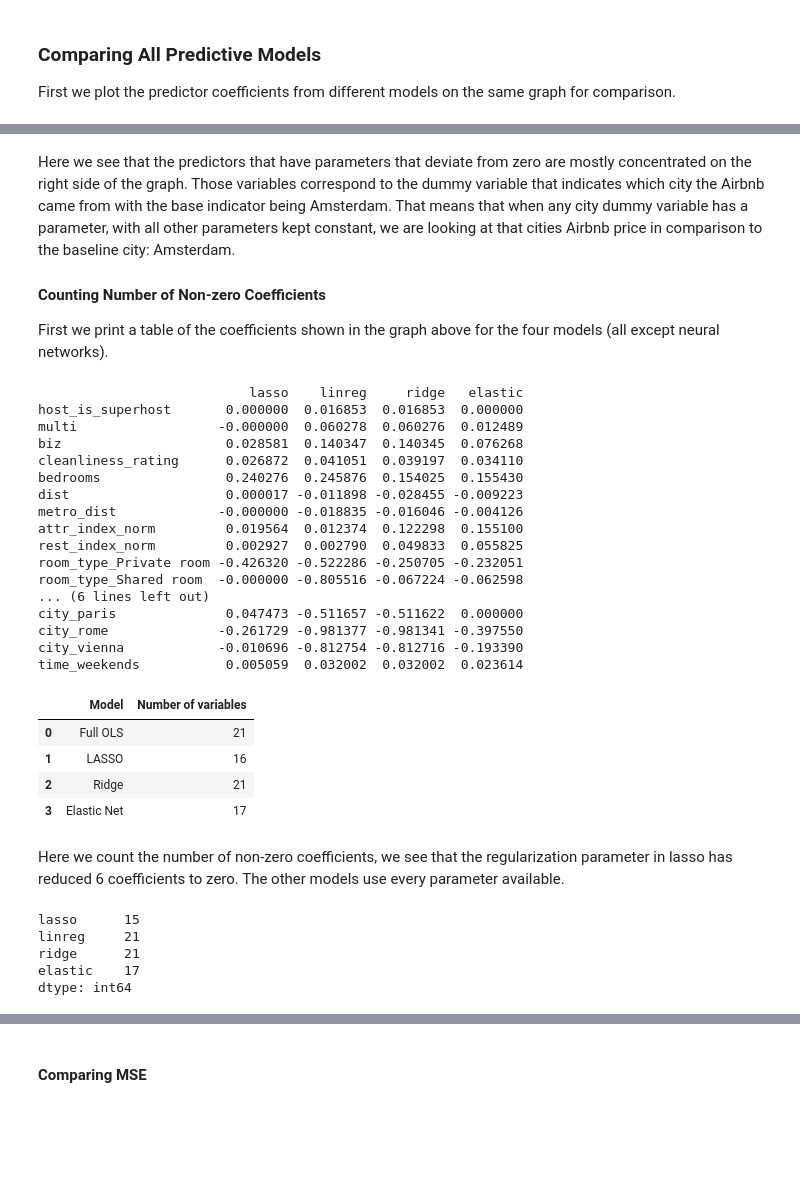
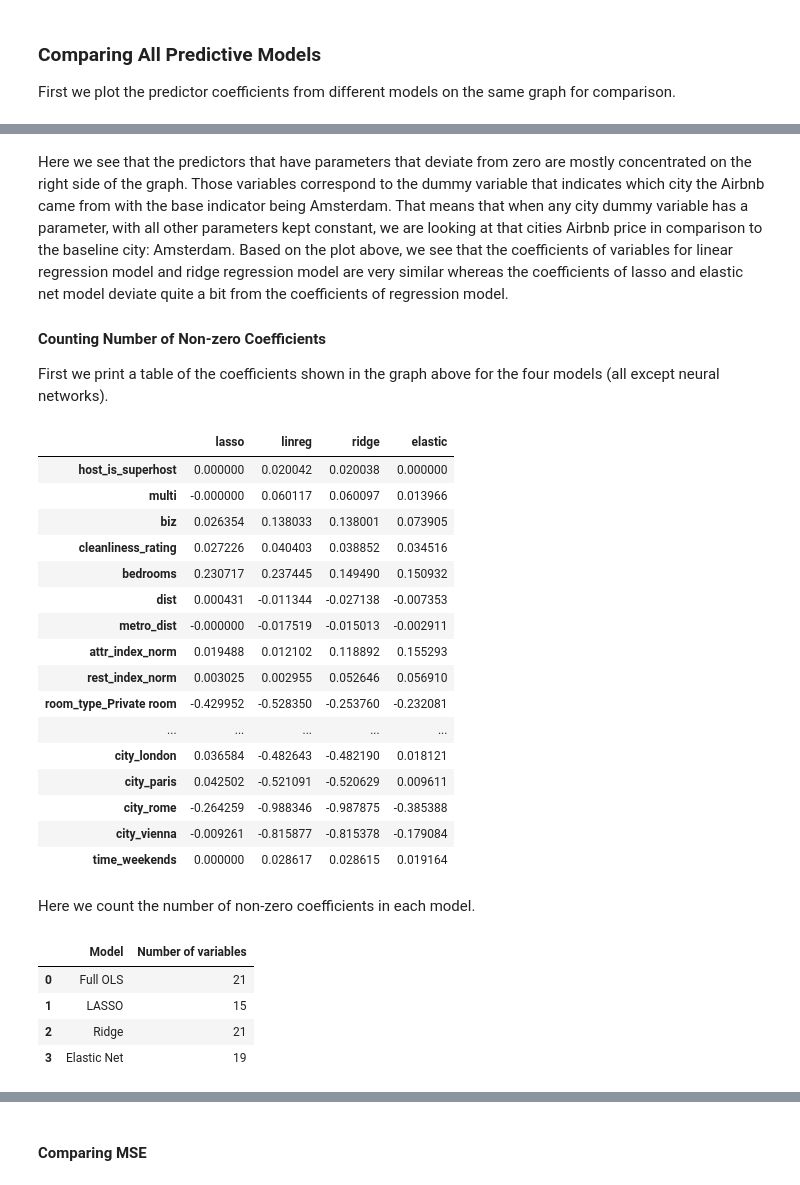
Before and after one commit to Hrithik0015/ECON323_Project, a Jupyter notebook: Project_Report.ipynb, the cells around one changed output, grey strips where cells are left out. Cells and saved outputs as stored; diff of their text form; code cells hidden in the pictures; blank space fills up the shorter version.

```diff
--- a/Project_Report.ipynb
+++ b/Project_Report.ipynb
@@ -592,59 +592,53 @@ plt.show()
 # %% [markdown]
-Here we see that the predictors that have parameters that deviate from zero are mostly concentrated on the right side of the graph. Those variables correspond to the dummy variable that indicates which city the Airbnb came from with the base indicator being Amsterdam. That means that when any city dummy variable has a parameter, with all other parameters kept constant, we are looking at that cities Airbnb price in comparison to the baseline city: Amsterdam.
+Here we see that the predictors that have parameters that deviate from zero are mostly concentrated on the right side of the graph. Those variables correspond to the dummy variable that indicates which city the Airbnb came from with the base indicator being Amsterdam. That means that when any city dummy variable has a parameter, with all other parameters kept constant, we are looking at that cities Airbnb price in comparison to the baseline city: Amsterdam. Based on the plot above, we see that the coefficients of variables for linear regression model and ridge regression model are very similar whereas the coefficients of lasso and elastic net model deviate quite a bit from the coefficients of regression model.
 
 #### Counting Number of Non-zero Coefficients
 
 First we print a table of the coefficients shown in the graph above for the four models (all except neural networks).
 # %%
 def series_coef(mod):
-    "Prints a Panadas Series that lists all the Coefficients for a specific model"
+    '''
+    Prints a Panadas Series that lists all the Coefficients for a specific model
+    '''
     return pd.Series(dict(zip(list(x_train), mod.coef_)))
 
 coefs = pd.DataFrame(dict(lasso=series_coef(lasso_best),
                           linreg=series_coef(airbnb_ols),
                           ridge = series_coef(ridge_best),
                           elastic = series_coef(elastic_best)))
 
-coefs.round(3)
-print(coefs)
-
-model_coefs = [["Full OLS", len(list(np.nonzero(airbnb_ols.coef_))[0])],
-               ["LASSO", len(list(np.nonzero(lasso_best.coef_))[0])],
-               ["Ridge", len(list(np.nonzero(ridge_best.coef_))[0])],
-               ["Elastic Net", len(list(np.nonzero(elastic_best.coef_))[0])]]
-
-model_coefs_df = pd.DataFrame(model_coefs, columns=['Model', 'Number of variables'])
-model_coefs_df
+coefs
 # %% [output]
-                           lasso    linreg     ridge   elastic
-host_is_superhost       0.000000  0.016853  0.016853  0.000000
-multi                  -0.000000  0.060278  0.060276  0.012489
-biz                     0.028581  0.140347  0.140345  0.076268
-cleanliness_rating      0.026872  0.041051  0.039197  0.034110
-bedrooms                0.240276  0.245876  0.154025  0.155430
-dist                    0.000017 -0.011898 -0.028455 -0.009223
-metro_dist             -0.000000 -0.018835 -0.016046 -0.004126
-attr_index_norm         0.019564  0.012374  0.122298  0.155100
-rest_index_norm         0.002927  0.002790  0.049833  0.055825
-room_type_Private room -0.426320 -0.522286 -0.250705 -0.232051
-room_type_Shared room  -0.000000 -0.805516 -0.067224 -0.062598
-... (6 lines left out)
-city_paris              0.047473 -0.511657 -0.511622  0.000000
-city_rome              -0.261729 -0.981377 -0.981341 -0.397550
-city_vienna            -0.010696 -0.812754 -0.812716 -0.193390
-time_weekends           0.005059  0.032002  0.032002  0.023614
-|  | Model | Number of variables |
-| 0 | Full OLS | 21 |
-| 1 | LASSO | 16 |
-| 2 | Ridge | 21 |
-| 3 | Elastic Net | 17 |
+|  | lasso | linreg | ridge | elastic |
+| host_is_superhost | 0.000000 | 0.020042 | 0.020038 | 0.000000 |
+| multi | -0.000000 | 0.060117 | 0.060097 | 0.013966 |
+| biz | 0.026354 | 0.138033 | 0.138001 | 0.073905 |
+| cleanliness_rating | 0.027226 | 0.040403 | 0.038852 | 0.034516 |
+| bedrooms | 0.230717 | 0.237445 | 0.149490 | 0.150932 |
+| dist | 0.000431 | -0.011344 | -0.027138 | -0.007353 |
+| metro_dist | -0.000000 | -0.017519 | -0.015013 | -0.002911 |
+| attr_index_norm | 0.019488 | 0.012102 | 0.118892 | 0.155293 |
+| rest_index_norm | 0.003025 | 0.002955 | 0.052646 | 0.056910 |
+| room_type_Private room | -0.429952 | -0.528350 | -0.253760 | -0.232081 |
+| ... | ... | ... | ... | ... |
+| city_london | 0.036584 | -0.482643 | -0.482190 | 0.018121 |
+| city_paris | 0.042502 | -0.521091 | -0.520629 | 0.009611 |
+| city_rome | -0.264259 | -0.988346 | -0.987875 | -0.385388 |
+| city_vienna | -0.009261 | -0.815877 | -0.815378 | -0.179084 |
+| time_weekends | 0.000000 | 0.028617 | 0.028615 | 0.019164 |
 # %% [markdown]
-Here we count the number of non-zero coefficients, we see that the regularization parameter in lasso has reduced 6 coefficients to zero. The other models use every parameter available.
+Here we count the number of non-zero coefficients in each model.
 # %%
-coefs.round(3).abs().astype(bool).sum(axis=0)
+model_coefs = [["Full OLS", len(list(np.nonzero(airbnb_ols.coef_))[0])],
+               ["LASSO", len(list(np.nonzero(lasso_best.coef_))[0])],
+               ["Ridge", len(list(np.nonzero(ridge_best.coef_))[0])],
+               ["Elastic Net", len(list(np.nonzero(elastic_best.coef_))[0])]]
+
+model_coefs_df = pd.DataFrame(model_coefs, columns=['Model', 'Number of variables'])
+model_coefs_df
 # %% [output]
-lasso      15
-linreg     21
-ridge      21
-elastic    17
-dtype: int64
+|  | Model | Number of variables |
+| 0 | Full OLS | 21 |
+| 1 | LASSO | 15 |
+| 2 | Ridge | 21 |
+| 3 | Elastic Net | 19 |
```
Also changed, not shown: parts of 23 cells of this notebook.
